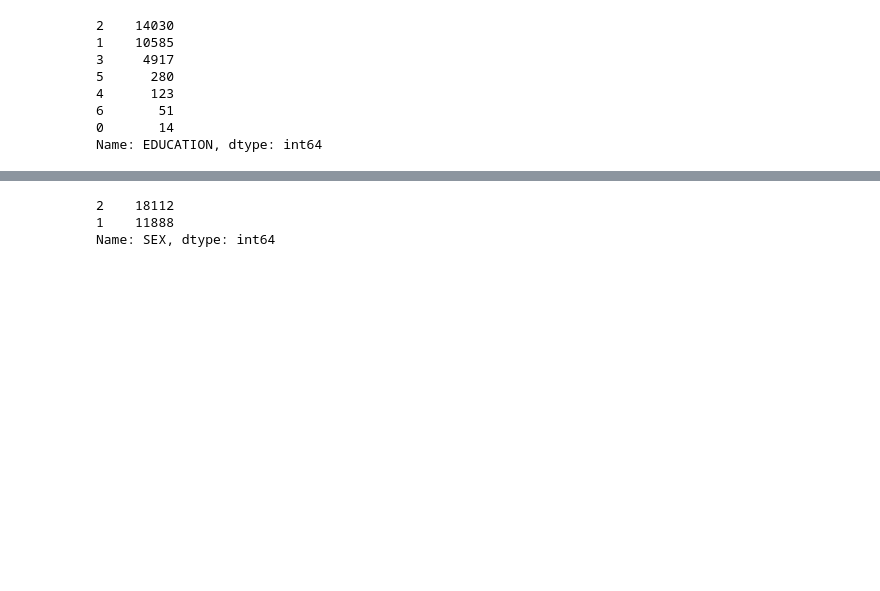
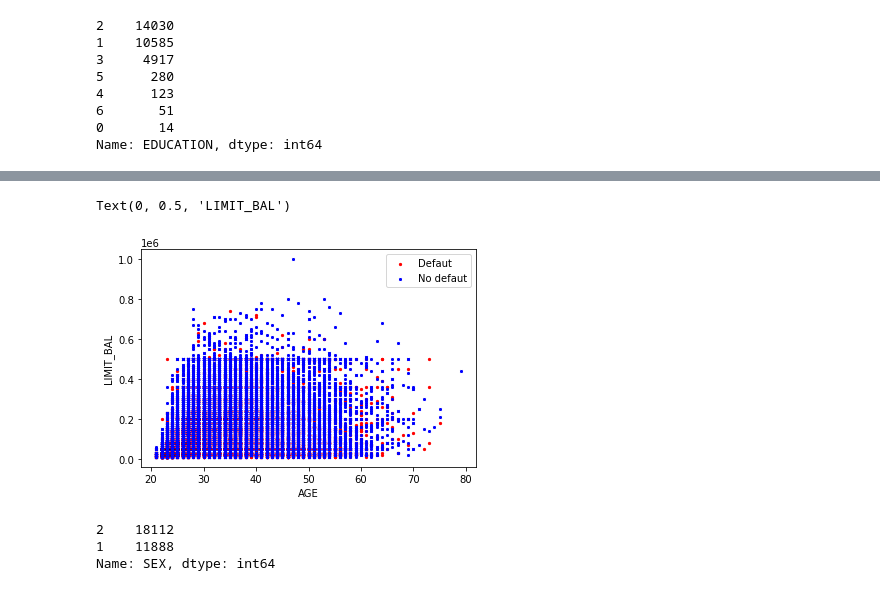
Before and after one commit to MimboureYara/ML-Apprentissage-Supervis-et-Feature-engineering, a Jupyter notebook: Mini devoir en machine learning.ipynb, the cells around one changed output, grey strips where cells are left out. Cells and saved outputs as stored; diff of their text form; code cells hidden in the pictures; blank space fills up the shorter version.

```diff
--- a/Mini devoir en machine learning.ipynb
+++ b/Mini devoir en machine learning.ipynb
@@ -109,3 +123,13 @@ Name: EDUCATION, dtype: int64
+# %%
+plt.figure()
+plt.scatter(data[data.DEFAULT==1].AGE,data[data.DEFAULT==1].LIMIT_BAL,label='Defaut',color='r', marker="o",s=5)
+plt.scatter(data[data.DEFAULT==0].AGE,data[data.DEFAULT==0].LIMIT_BAL,label='No defaut',color='b',marker="x",s=5)
+plt.legend()
+plt.xlabel('AGE')
+plt.ylabel('LIMIT_BAL')
+# %% [output]
+Text(0, 0.5, 'LIMIT_BAL')
+[figure, added]
 # %%
 data['SEX'].value_counts()
 # %% [output]
```
Also changed, not shown: parts of 12 cells of this notebook.
